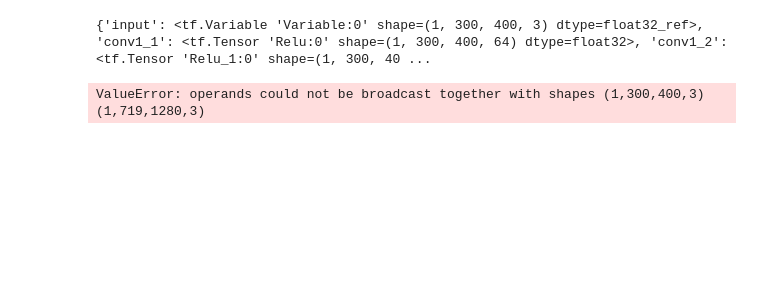
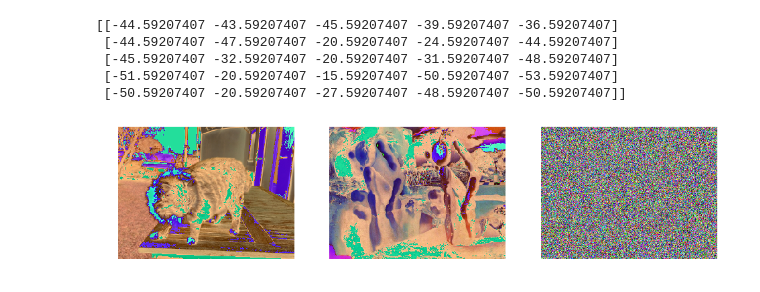
Before and after one commit to tboudou/neural_style_transfer, a Jupyter notebook: nst_main.ipynb, the cells around one changed output. Saved outputs shown, nothing was run; the diff lists cells and outputs as text; code cells hidden in the pictures; blank space fills up the shorter version.

```diff
--- a/nst_main.ipynb
+++ b/nst_main.ipynb
@@ -16,9 +18,9 @@ from nst_costs import *
 %matplotlib inline
 # %%
 """
-1. Create an Interactive Session
-2. Load the content image & style image
-3. Randomly initialize the image to be generated
+1. Load the content image & style image
+2. Randomly initialize the image to be generated
+3. Create an Interactive Session
 4. Load the VGG16 model
 5. Build the TensorFlow graph:
     - Run the content image through the VGG16 model and compute the content cost
@@ -29,28 +31,47 @@ from nst_costs import *
 image at every step.
 """
 
-# Reset the graph
-tf.reset_default_graph()
-# Start interactive session
-sess = tf.InteractiveSession()
-
-# http://www.vlfeat.org/matconvnet/pretrained/
-# https://arxiv.org/abs/1508.06576
-model = load_vgg_model("pretrained-model/imagenet-vgg-verydeep-19.mat")
-print(model)
+# LOAD CONTENT & STYLE IMAGES
+# requirement: (WIDTH = 300, HEIGHT = 225)
+content_path = 'images/garou_resized.jpg'
+content_image = scipy.misc.imread(content_path)
+#content_image = resize(content_image, [300,225,3], PIL.Image.ANTIALIAS)
+content_means = [np.mean(content_image[:,:,0]), np.mean(content_image[:,:,1]), np.mean(content_image[:,:,2])]
+content_means = np.array(content_means).reshape((1,1,1,3))
+style_path = 'images/dali_narciss_resized.jpg'
+style_image = scipy.misc.imread(style_path)
+#style_image = resize(style_image, [300,225,3], PIL.Image.ANTIALIAS)
-# %% [output]
-{'input': <tf.Variable 'Variable:0' shape=(1, 300, 400, 3) dtype=float32_ref>, 'conv1_1': <tf.Tensor 'Relu:0' shape=(1, 300, 400, 64) dtype=float32>, 'conv1_2': <tf.Tensor 'Relu_1:0' shape=(1, 300, 40 ...
-# %%
-# LOAD CONTENT & STYLE IMAGES
-content_path = "images/persian_cat.jpg" # tboudou_small.jpg pid_small.jpg
-content_image = scipy.misc.imread(content_path)
-content_image = reshape_and_normalize_image(content_image)
-style_path = "images/drop-of-water.jpg" # monet.jpg
-style_image = scipy.misc.imread(style_path)
-style_image = reshape_and_normalize_image(style_image)
-
-# CREATES NEW IMAGE
-generated_image = generate_noise_image(content_image)
-#imshow(generated_image[0])
-# %% [output]
-ValueError: operands could not be broadcast together with shapes (1,300,400,3) (1,719,1280,3)
+# %%
+class CONFIG:
+    IMAGE_HEIGHT = content_image.shape[0]
+    IMAGE_WIDTH = content_image.shape[1]
+    COLOR_CHANNELS = content_image.shape[2]
+    NOISE_RATIO = 0.6
+    MEANS = content_means
+    #MEANS = np.array([np.mean(content_image[:,:,0]), np.mean(content_image[:,:,1]),
+    #                  np.mean(content_image[:,:,2])]).reshape((1,1,1,3))
+    VGG_MODEL = 'pretrained-model/imagenet-vgg-verydeep-19.mat'
+    # Pick the VGG 19-layer model by from the paper "Very Deep
+    # Convolutional Networks for Large-Scale  Image Recognition".
+    STYLE_IMAGE = style_path # Style image to use.
+    CONTENT_IMAGE = content_path # Content image to use.
+    OUTPUT_DIR = 'output/'
+
+content_image = reshape_and_normalize_image(content_image,CONFIG)
+print(content_image[0,0:5,0:5,1])
+style_image = reshape_and_normalize_image(style_image,CONFIG)
+
+# CREATES NEW IMAGE
+generated_image = generate_noise_image(content_image,CONFIG)
+
+fig = figure(figsize=(16, 8));
+fig.add_subplot(1,3,1); imshow(content_image[0]); axis('off');
+fig.add_subplot(1,3,2); imshow(style_image[0]); axis('off');
+fig.add_subplot(1,3,3); imshow(generated_image[0]); axis('off');
+# %% [output]
+[[-44.59207407 -43.59207407 -45.59207407 -39.59207407 -36.59207407]
+ [-44.59207407 -47.59207407 -20.59207407 -24.59207407 -44.59207407]
+ [-45.59207407 -32.59207407 -20.59207407 -31.59207407 -48.59207407]
+ [-51.59207407 -20.59207407 -15.59207407 -50.59207407 -53.59207407]
+ [-50.59207407 -20.59207407 -27.59207407 -48.59207407 -50.59207407]]
+[figure, added]
```
Also changed, not shown: parts of 5 cells of this notebook, 18 other files.
